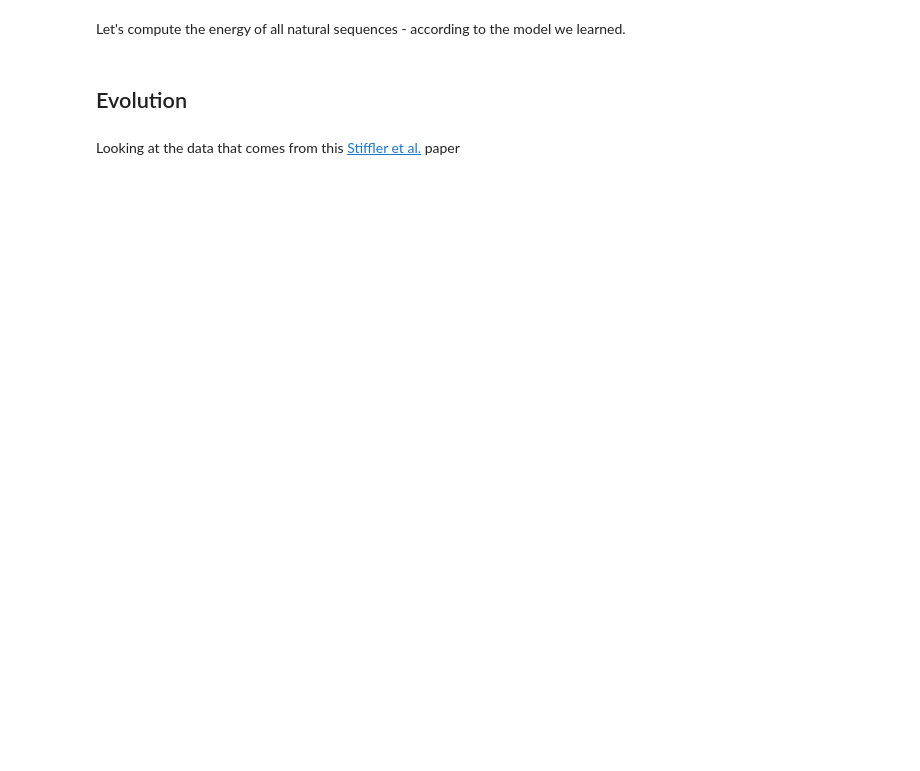
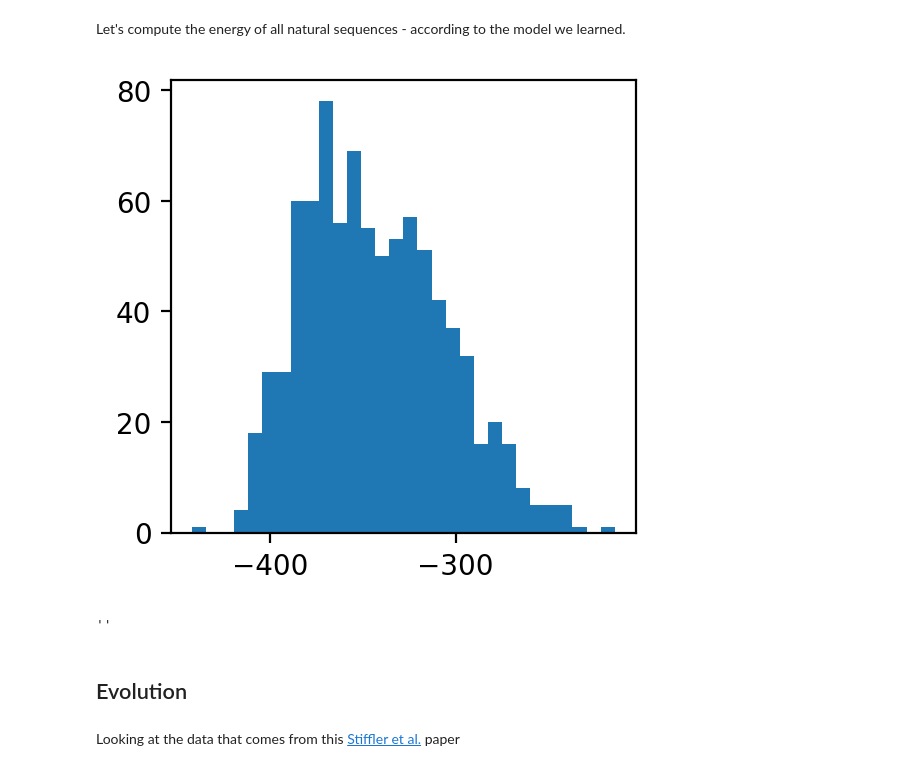
Before and after one commit to matteobisardi/ALGOSB_2021_tutorial, a Jupyter notebook: src/plmDCA_and_evolution.ipynb, the cells around one changed output. Cells and saved outputs as stored; diff of their text form; code cells hidden in the pictures; blank space fills up the shorter version.

```diff
--- a/src/plmDCA_and_evolution.ipynb
+++ b/src/plmDCA_and_evolution.ipynb
@@ -1052,9 +905,12 @@ E_nat = [energy(h, J, align[i, :]) for i in range(M)]
 # %%
 xsize = 3
 ysize = 3
 fig = plt.figure(figsize = (xsize, ysize), dpi = 200)
-plt.hist(E_nat)
+plt.hist(E_nat, bins = 30)
 plt.show()
 ;
+# %% [output]
+[figure, added]
+''
 # %% [markdown]
 ## Evolution
```
Also changed, not shown: parts of 27 cells of this notebook.
